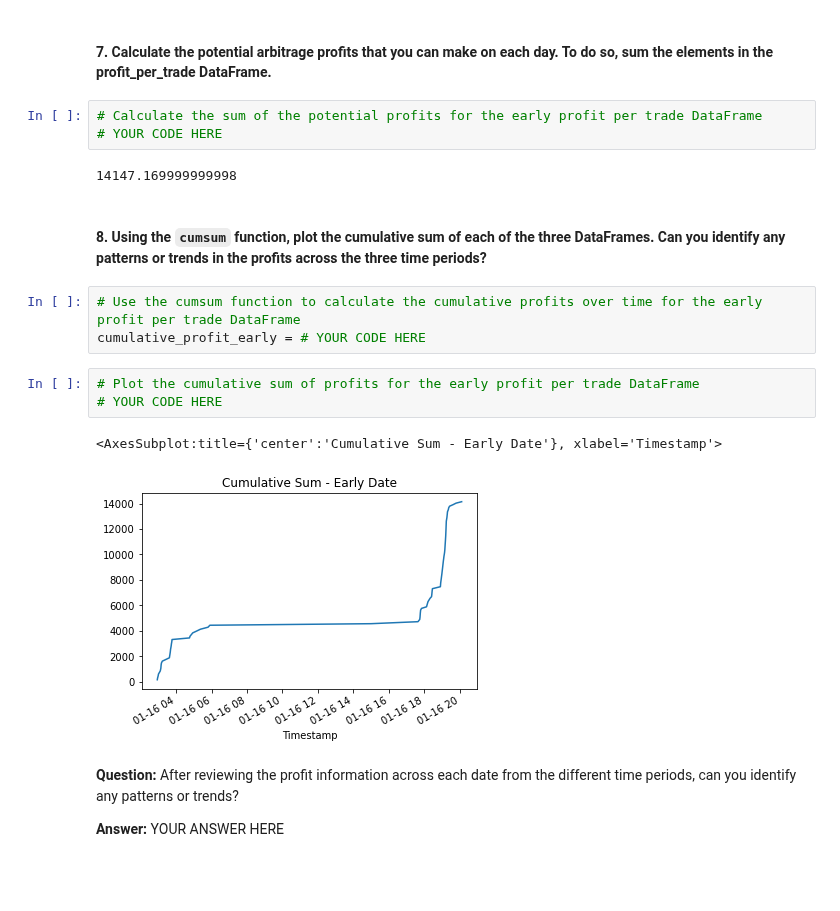
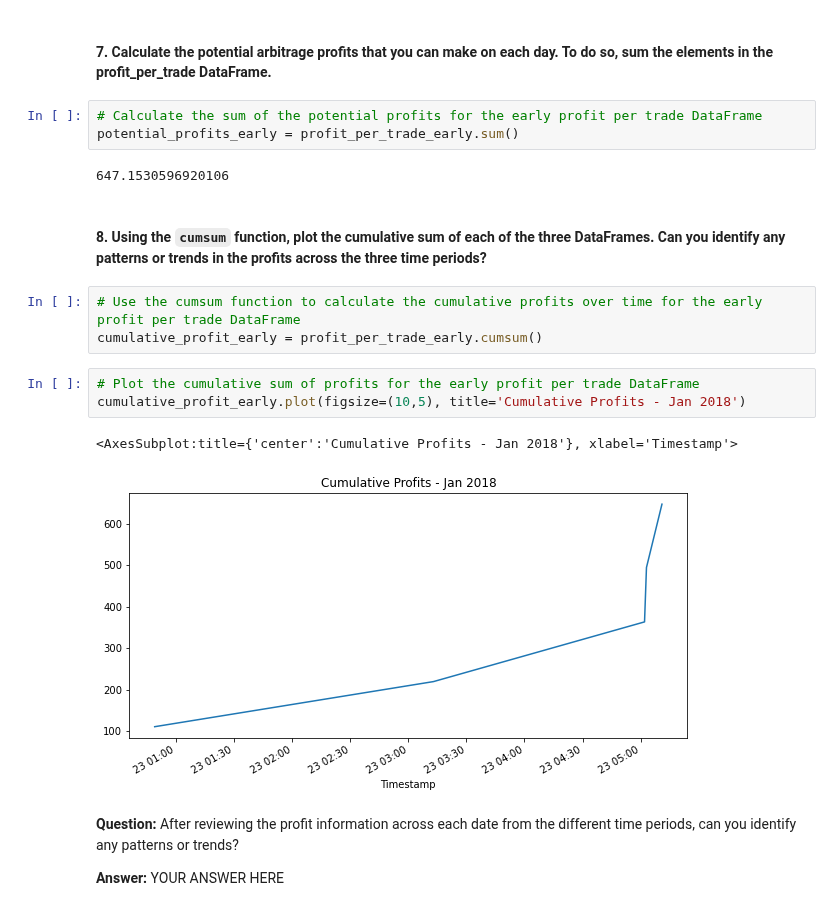
Before and after one commit to AquibaB/Arbitrage-strategies-BTC, a Jupyter notebook: crypto_arbitrage.ipynb, the cells around one changed output. Drawn from its saved outputs; the diff is of its cells as text; blank space fills up the shorter version.

Commit message:
cum profits and plots

```diff
--- a/crypto_arbitrage.ipynb
+++ b/crypto_arbitrage.ipynb
@@ -669,20 +669,20 @@ profit_per_trade_early.plot(figsize=(10,5), title='Profit per Trade - Jan 2018')
 #### 7. Calculate the potential arbitrage profits that you can make on each day. To do so, sum the elements in the profit_per_trade DataFrame.
 # %%
 # Calculate the sum of the potential profits for the early profit per trade DataFrame
-# YOUR CODE HERE
+potential_profits_early = profit_per_trade_early.sum()
 # %% [output]
-14147.169999999998
+647.1530596920106
 # %% [markdown]
 #### 8. Using the `cumsum` function, plot the cumulative sum of each of the three DataFrames. Can you identify any patterns or trends in the profits across the three time periods?
 # %%
 # Use the cumsum function to calculate the cumulative profits over time for the early profit per trade DataFrame
-cumulative_profit_early = # YOUR CODE HERE
+cumulative_profit_early = profit_per_trade_early.cumsum()
 # %%
 # Plot the cumulative sum of profits for the early profit per trade DataFrame
-# YOUR CODE HERE
+cumulative_profit_early.plot(figsize=(10,5), title='Cumulative Profits - Jan 2018')
 # %% [output]
-<AxesSubplot:title={'center':'Cumulative Sum - Early Date'}, xlabel='Timestamp'>
+<AxesSubplot:title={'center':'Cumulative Profits - Jan 2018'}, xlabel='Timestamp'>
-[figure, old version]
+[figure, new version]
 # %% [markdown]
 **Question:** After reviewing the profit information across each date from the different time periods, can you identify any patterns or trends?
 
```
Also changed, not shown: parts of 1 cell of this notebook.
